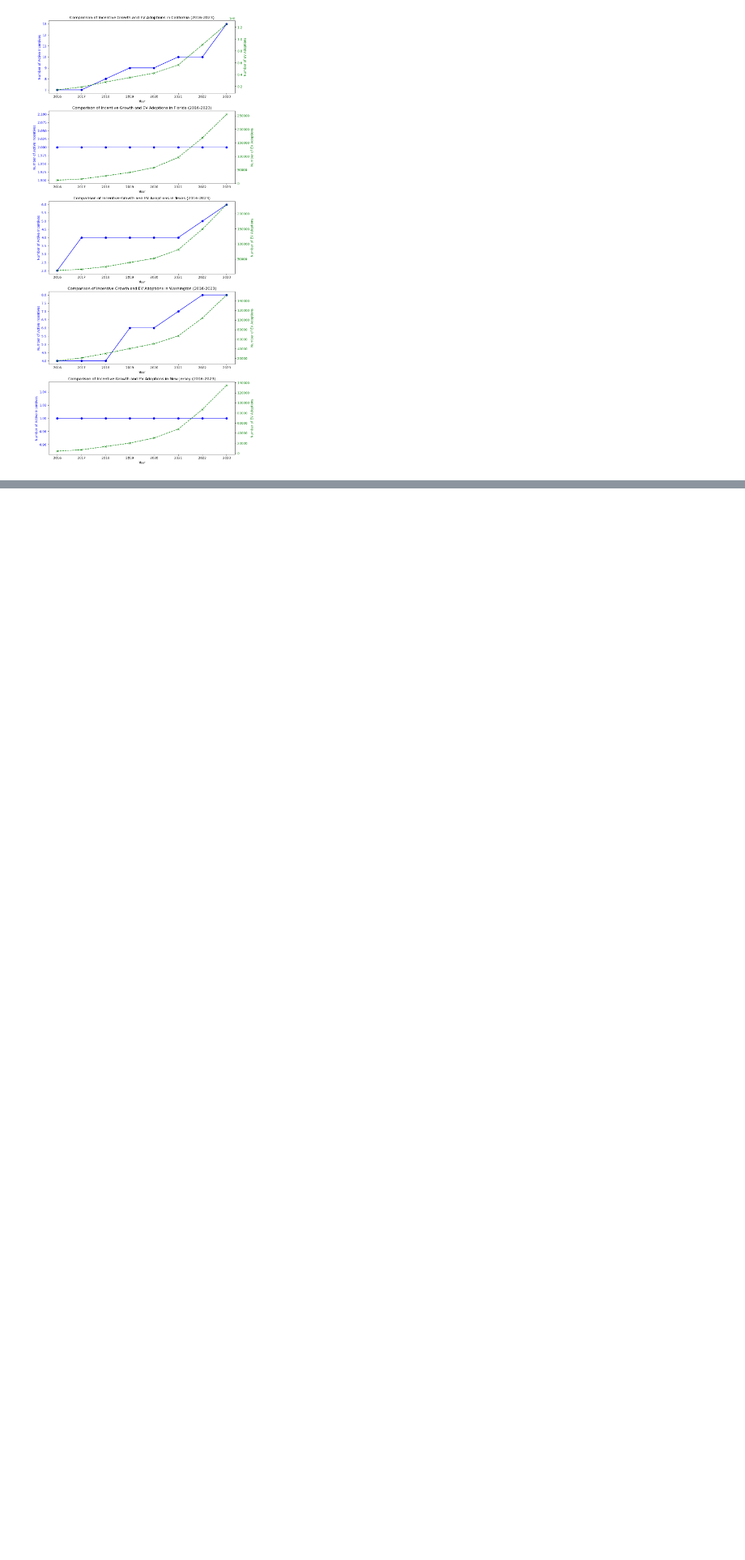
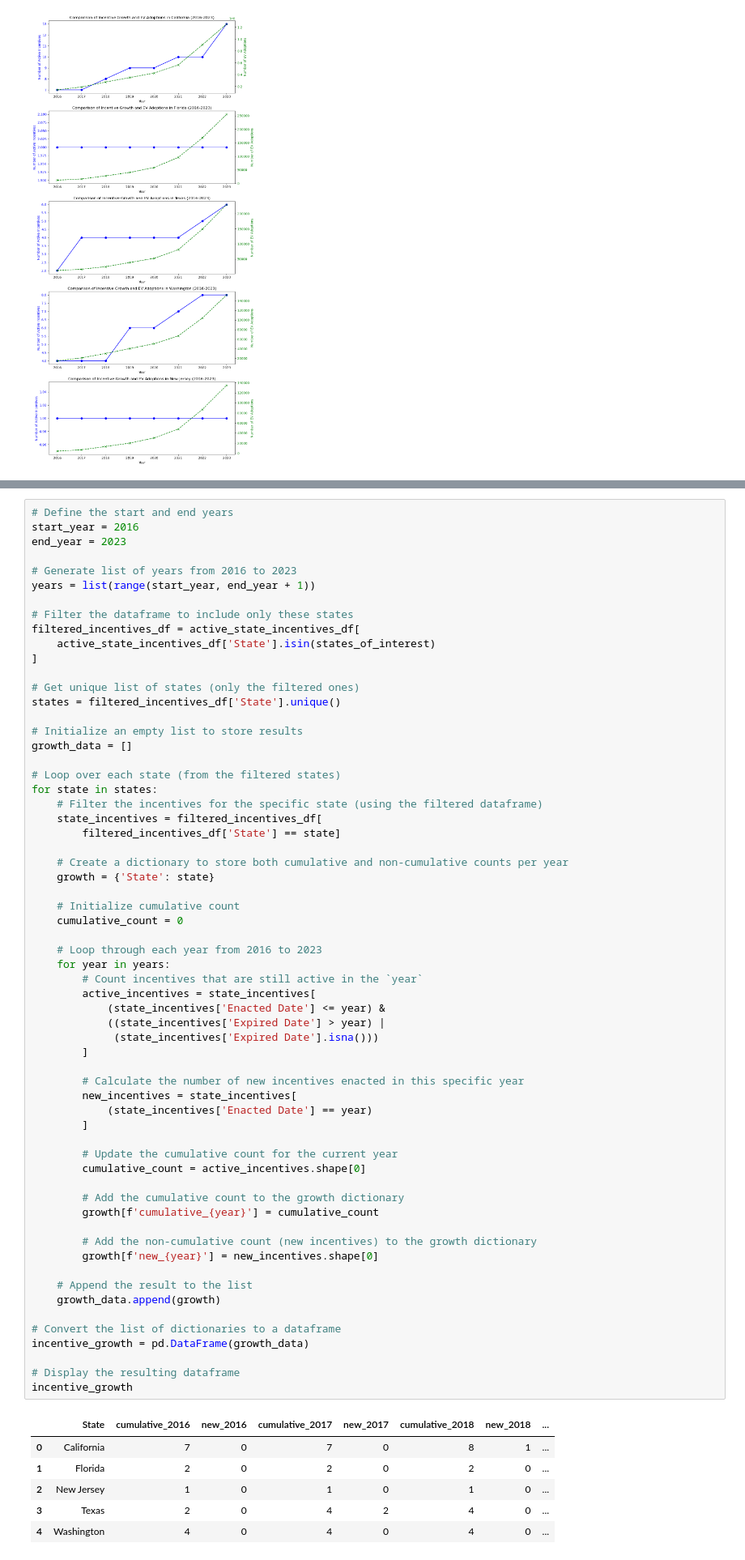
Before and after one commit to kyle-du/ev-research-proj, a Jupyter notebook: INFO2950_Phase 2_Deliverable.ipynb, the cells around one changed output, grey strips where cells are left out. Shown at 81% size. Cells and saved outputs as stored; diff of their text form; blank space fills up the shorter version.

```diff
--- a/INFO2950_Phase 2_Deliverable.ipynb
+++ b/INFO2950_Phase 2_Deliverable.ipynb
@@ -1612,0 +1659,69 @@ plt.show()
+# %%
+# Define the start and end years
+start_year = 2016
+end_year = 2023
+
+# Generate list of years from 2016 to 2023
+years = list(range(start_year, end_year + 1))
+
+# Filter the dataframe to include only these states
+filtered_incentives_df = active_state_incentives_df[
+    active_state_incentives_df['State'].isin(states_of_interest)
+]
+
+# Get unique list of states (only the filtered ones)
+states = filtered_incentives_df['State'].unique()
+
+# Initialize an empty list to store results
+growth_data = []
+
+# Loop over each state (from the filtered states)
+for state in states:
+    # Filter the incentives for the specific state (using the filtered dataframe)
+    state_incentives = filtered_incentives_df[
+        filtered_incentives_df['State'] == state]
+
+    # Create a dictionary to store both cumulative and non-cumulative counts per year
+    growth = {'State': state}
+
+    # Initialize cumulative count
+    cumulative_count = 0
+
+    # Loop through each year from 2016 to 2023
+    for year in years:
+        # Count incentives that are still active in the `year`
+        active_incentives = state_incentives[
+            (state_incentives['Enacted Date'] <= year) &
+            ((state_incentives['Expired Date'] > year) |
+             (state_incentives['Expired Date'].isna()))
+        ]
+
+        # Calculate the number of new incentives enacted in this specific year
+        new_incentives = state_incentives[
+            (state_incentives['Enacted Date'] == year)
+        ]
+
+        # Update the cumulative count for the current year
+        cumulative_count = active_incentives.shape[0]
+
+        # Add the cumulative count to the growth dictionary
+        growth[f'cumulative_{year}'] = cumulative_count
+
+        # Add the non-cumulative count (new incentives) to the growth dictionary
+        growth[f'new_{year}'] = new_incentives.shape[0]
+
+    # Append the result to the list
+    growth_data.append(growth)
+
+# Convert the list of dictionaries to a dataframe
+incentive_growth = pd.DataFrame(growth_data)
+
+# Display the resulting dataframe
+incentive_growth
+# %% [output]
+|  | State | cumulative_2016 | new_2016 | cumulative_2017 | new_2017 | cumulative_2018 | new_2018 | ... |
+| 0 | California | 7 | 0 | 7 | 0 | 8 | 1 | ... |
+| 1 | Florida | 2 | 0 | 2 | 0 | 2 | 0 | ... |
+| 2 | New Jersey | 1 | 0 | 1 | 0 | 1 | 0 | ... |
+| 3 | Texas | 2 | 0 | 4 | 2 | 4 | 0 | ... |
+| 4 | Washington | 4 | 0 | 4 | 0 | 4 | 0 | ... |
```
Also changed, not shown: parts of 9 cells of this notebook.
